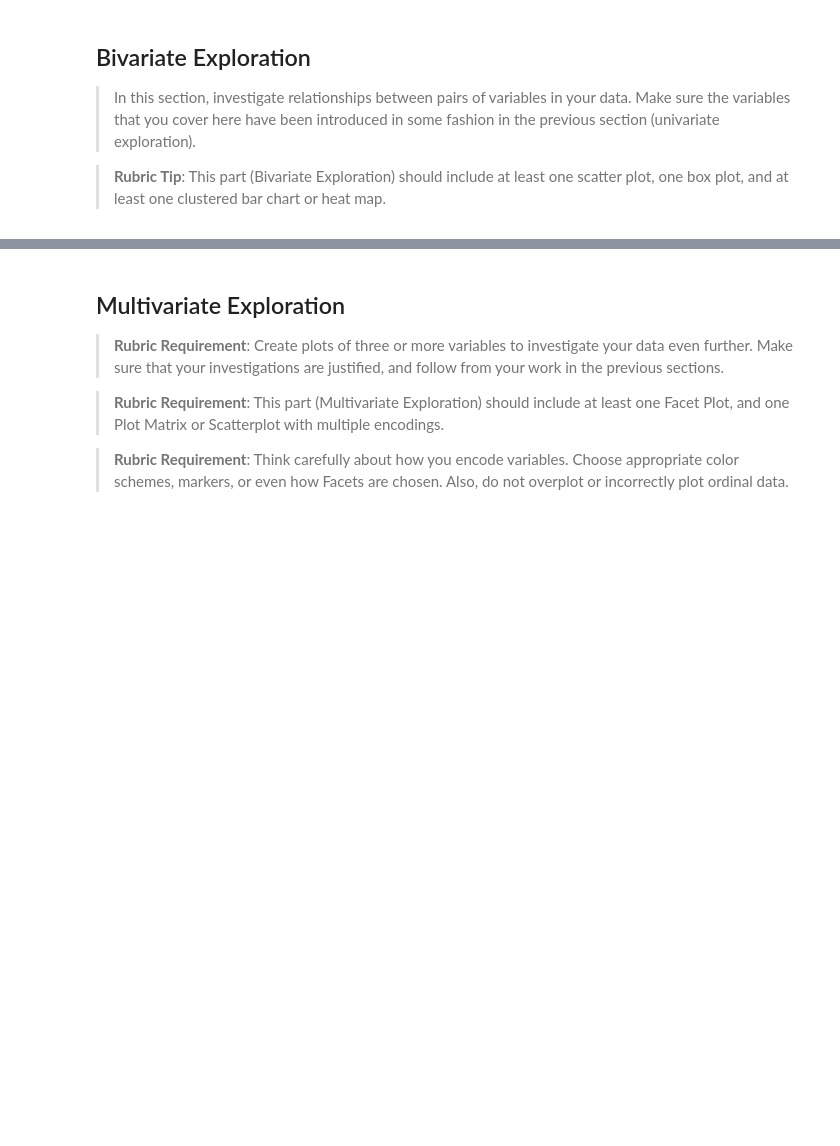
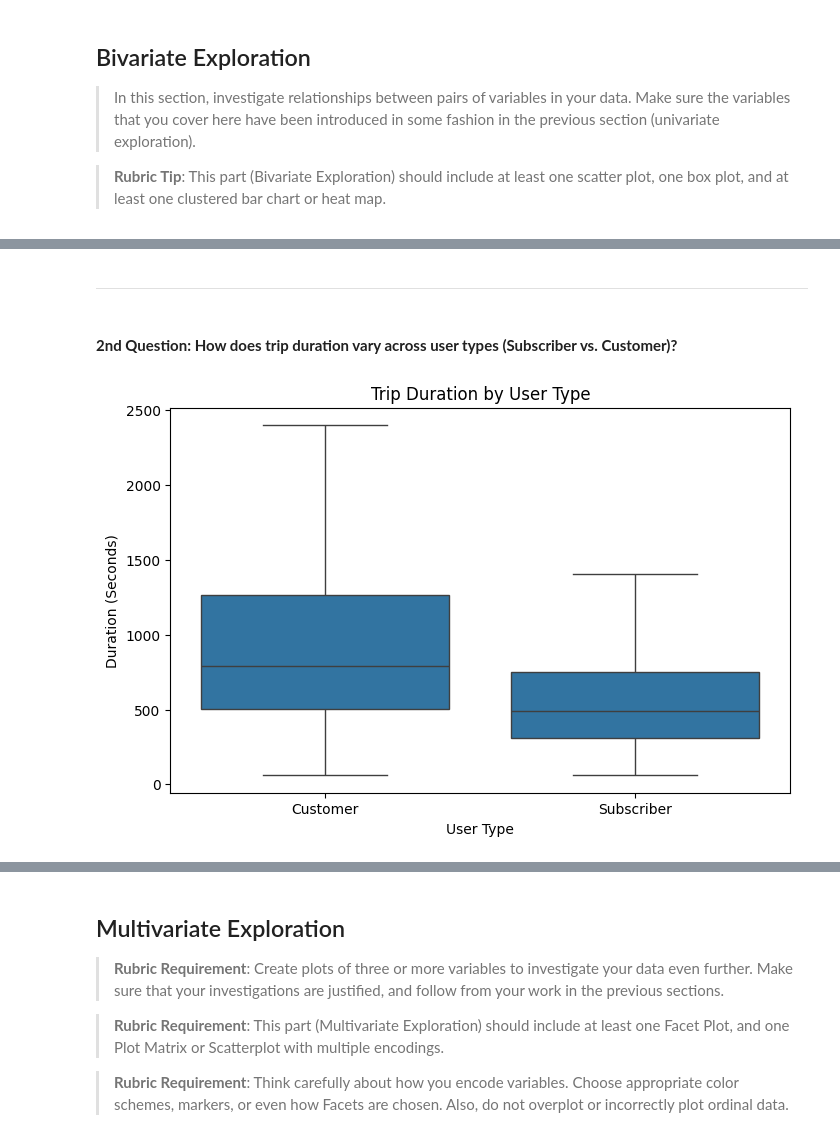
Before and after one commit to AmmarYasserAI-2/Communicate-Data-Findings, a Jupyter notebook: notebooks/01_exploratory_analysis.ipynb, the cells around one changed output, grey strips where cells are left out. Saved outputs shown, nothing was run; the diff lists cells and outputs as text; code cells hidden in the pictures; blank space fills up the shorter version.

```diff
--- a/notebooks/01_exploratory_analysis.ipynb
+++ b/notebooks/01_exploratory_analysis.ipynb
@@ -431,0 +440,13 @@ Categorical Features (User Type, Bike Share Status, Gender): These distributions
+# %% [markdown]
+--------
+# %% [markdown]
+#### **2nd Question: How does trip duration vary across user types (Subscriber vs. Customer)?**
+# %%
+plt.figure(figsize=(8, 5))
+sns.boxplot(data=df, x="user_type", y="duration_sec", showfliers=False)
+plt.title("Trip Duration by User Type")
+plt.xlabel("User Type")
+plt.ylabel("Duration (Seconds)")
+plt.show()
+# %% [output]
+[figure, added]
```
Also changed, not shown: parts of 17 cells of this notebook.
